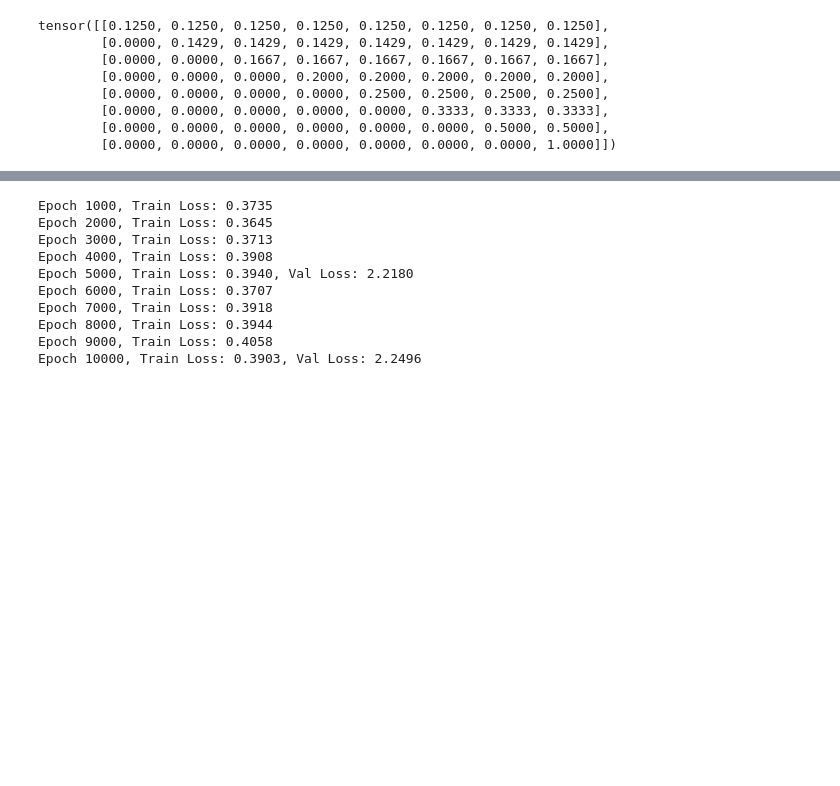
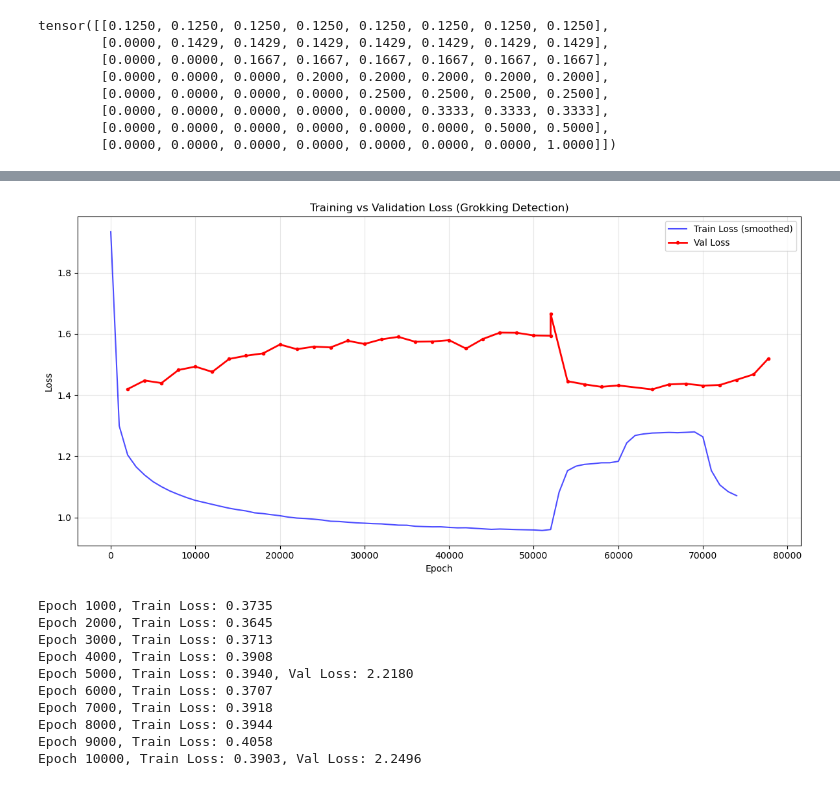
Before and after one commit to yiheinchai/kingscrosshacklab, a Jupyter notebook: projects/makemore/gpt/gpt.ipynb, the cells around one changed output, grey strips where cells are left out. Saved outputs shown, nothing was run; the diff lists cells and outputs as text; code cells hidden in the pictures; blank space fills up the shorter version.

```diff
--- a/projects/makemore/gpt/gpt.ipynb
+++ b/projects/makemore/gpt/gpt.ipynb
@@ -1035,0 +1051,10 @@ KeyboardInterrupt:
+# %%
+val_loss = evaluate_on_validation(model, X_val, Y_val, device)
+val_losses_history.append(val_loss)
+val_epochs_history.append(ep)
+print(
+    f"Epoch {ep}, Train Loss: {loss.item():.4f}, Val Loss: {val_loss:.4f}"
+)
+
+plot_train_val_curves(losses, val_losses_history, val_epochs_history)
+# %% [output]
@@ -1036,3 +1062,4 @@ KeyboardInterrupt:
+[figure, added]
 # %%
 losses = []
 val_losses_history = []
```
Also changed, not shown: parts of 7 cells of this notebook, 1 other file.
